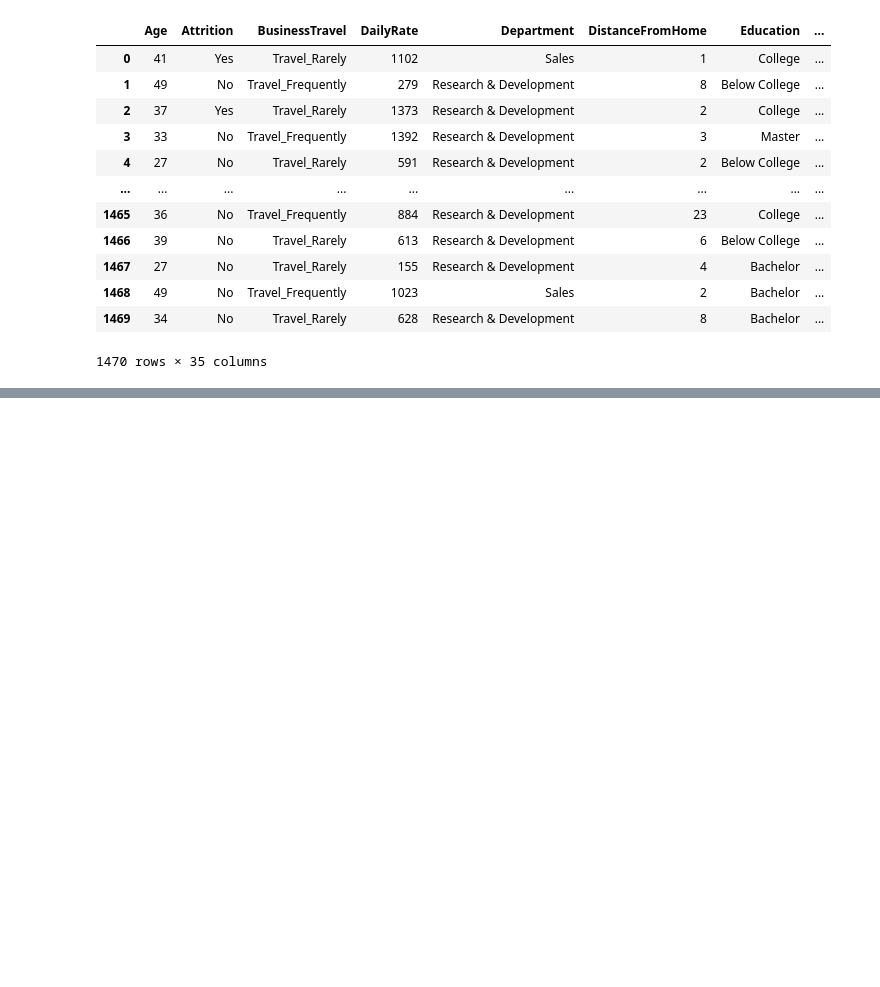
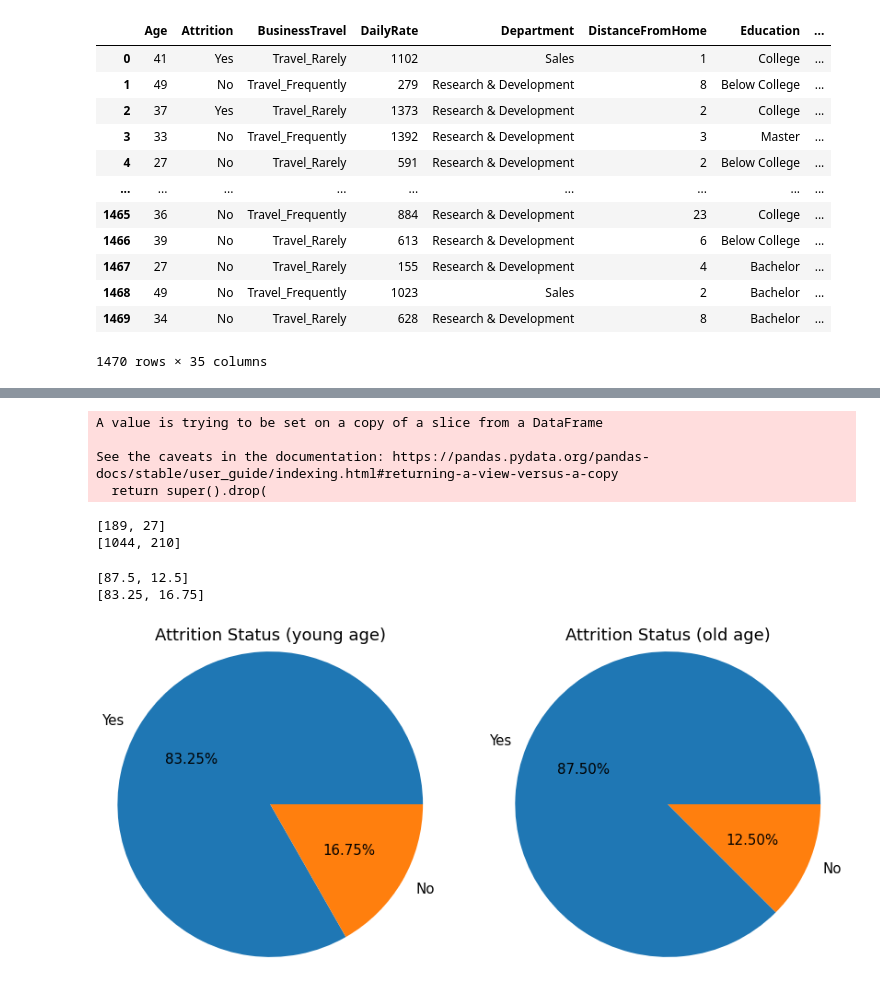
Before and after one commit to ChenZ03/EmployeeAttrition, a Jupyter notebook: Employee Atrrition.ipynb, the cells around one changed output, grey strips where cells are left out. Cells and saved outputs as stored; diff of their text form; code cells hidden in the pictures; blank space fills up the shorter version.

```diff
--- a/Employee Atrrition.ipynb
+++ b/Employee Atrrition.ipynb
@@ -109,0 +173,2 @@ df2
+# %%
+age = df2[['Age', 'Attrition']]
@@ -110 +213,46 @@ df2
+# %%
+# Drop Age column
+age.drop(columns=['Age'],inplace=True)
+# %% [output]
+A value is trying to be set on a copy of a slice from a DataFrame
+
+See the caveats in the documentation: https://pandas.pydata.org/pandas-docs/stable/user_guide/indexing.html#returning-a-view-versus-a-copy
+  return super().drop(
+# %%
+# Rearrange the age group
+# index 0 = No index 1 = Yes (attrition)
+old = age[age['range']=='big']
+old = [old.value_counts()[0],old.value_counts()[1]]
+print(old)
+young = age[age['range']=='small']
+young = [young.value_counts()[0],young.value_counts()[1]]
+print(young)
+# %% [output]
+[189, 27]
+[1044, 210]
+# %%
+# Change the group into percentage
+o = old[0] + old[1]
+y = young[0] + young[1]
+for i in range(len(old)):
+    old[i] = round(old[i]/o * 100, 2)
+    young[i] = round(young[i]/y * 100, 2)
+print(old)
+print(young)
+# %% [output]
+[87.5, 12.5]
+[83.25, 16.75]
+# %%
+# Plotting pie chart
+labels = 'Yes', 'No'
+fig = plt.figure(figsize=(12,6))
+ax1 = fig.add_axes([0, 0, .8, .8], aspect=1)
+ax1.pie(young, labels=labels, radius = 1.2,autopct='%1.2f%%')
+ax2 = fig.add_axes([.5, .0, .8, .8], aspect=1)
+ax2.pie(old, labels=labels, radius = 1.2,autopct='%1.2f%%')
+ax1.set_title('Attrition Status (young age)')
+ax2.set_title('Attrition Status (old age)')
+plt.show()
+# %% [output]
+[figure, added]
 # %% [markdown]
```
Also changed, not shown: parts of 16 cells of this notebook, 2 other files.
